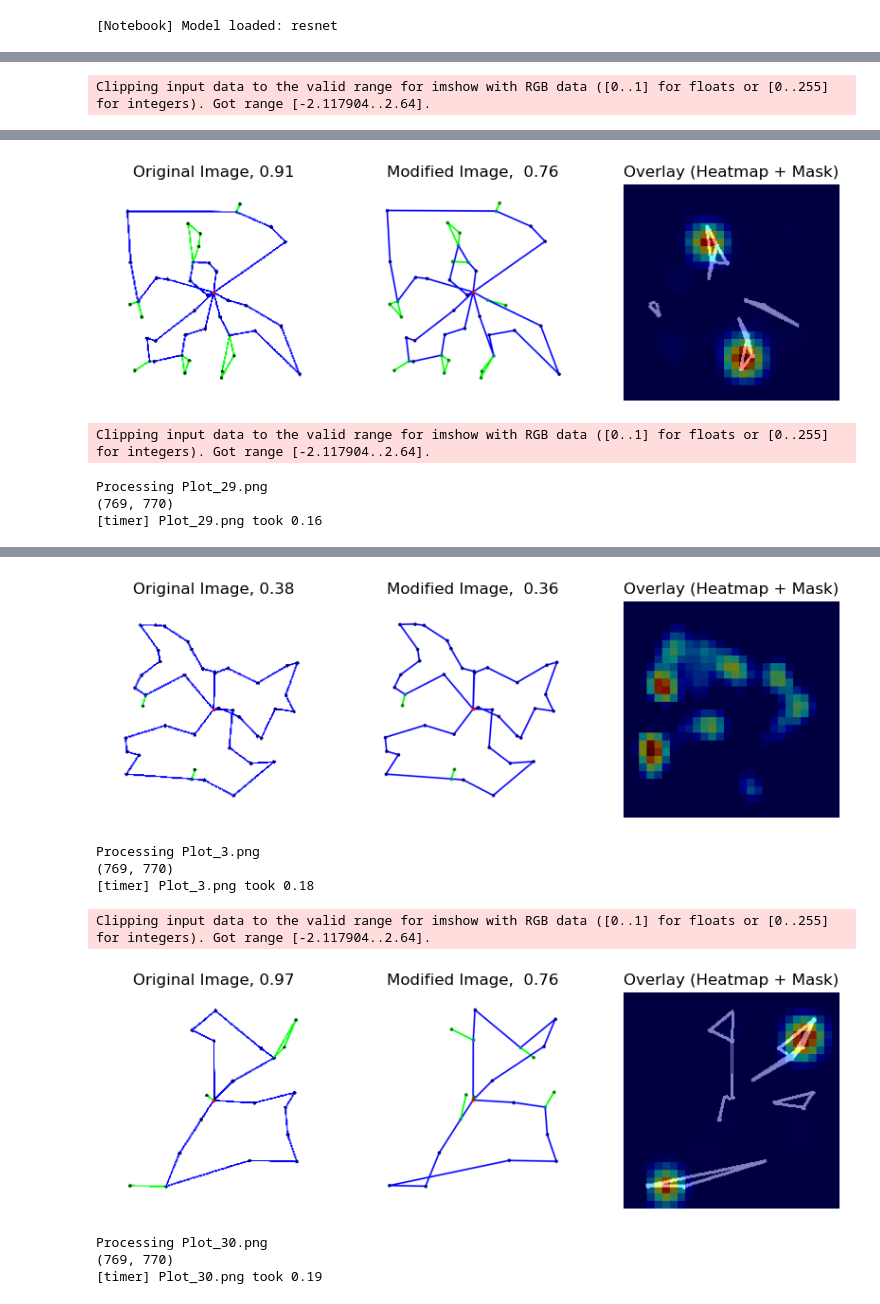
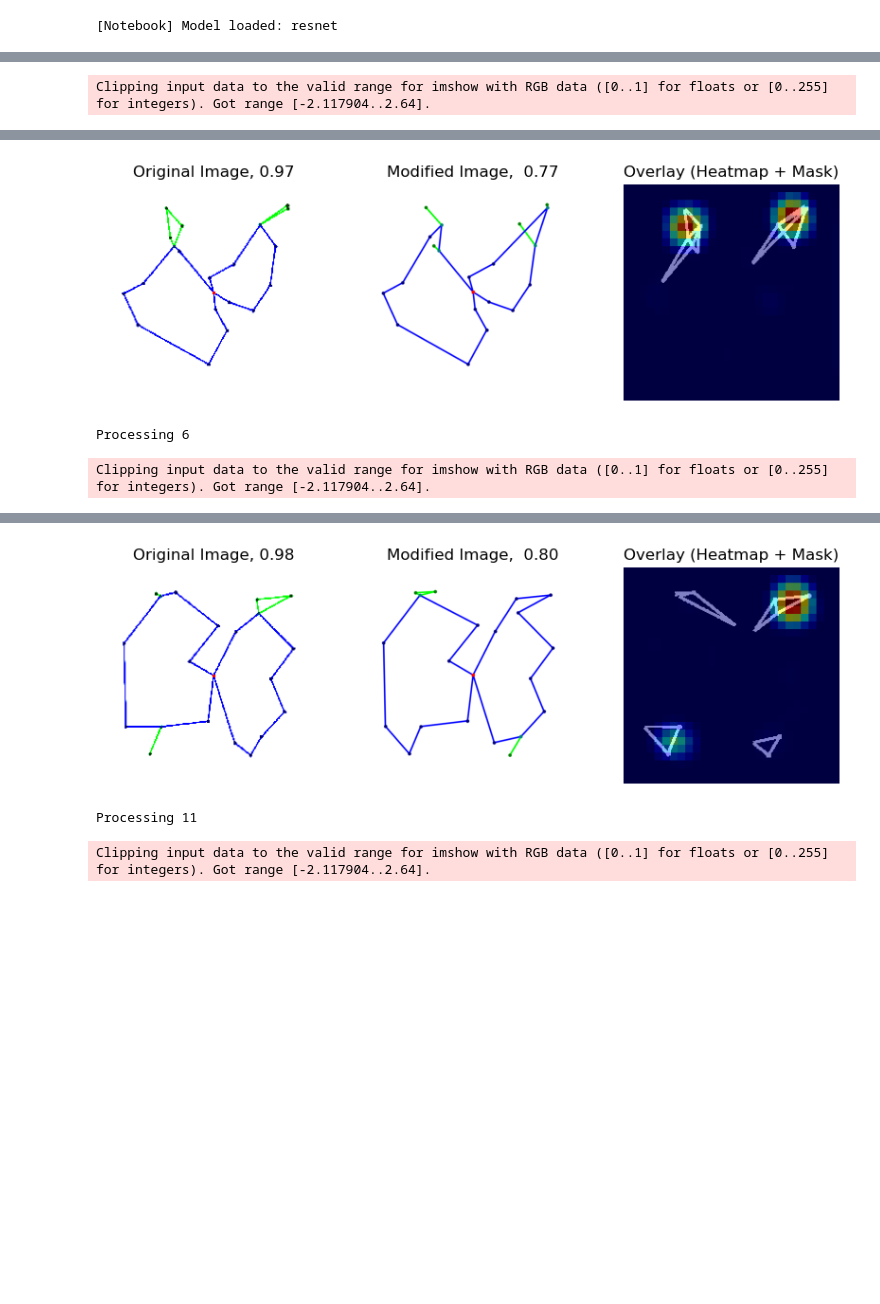
Before and after one commit to edouard-rabasse/VRP, a Jupyter notebook: visualize.ipynb, the cells around one changed output, grey strips where cells are left out. Cells and saved outputs as stored; diff of their text form; code cells hidden in the pictures; blank space fills up the shorter version.

```diff
--- a/visualize.ipynb
+++ b/visualize.ipynb
@@ -49,50 +53,50 @@ modified_dir = "data/plots/configuration7"
 # %% [output]
 [Notebook] Model loaded: resnet
 # %%
-for fname in image_files[20:25]:  # change to [0] or other slice to limit
-    print(f"\nProcessing {fname}")
-    start = time.perf_counter()
+for number in range(1,80,5):  # change to [0] or other slice to limit
 
-    # Load image and mask
-    original_image_path = os.path.join(image_dir, fname)
-    mask_path = os.path.join(mask_dir, fname)
-
-    mask = Image.open(mask_path).convert("L")  # Load mask as grayscale
-    t_mask = mask_transform()(mask).unsqueeze(0)  # Transform and add batch dimension
-    print(mask.size)
-
-    origi_img = Image.open(original_image_path).convert("RGB")
-    t_img = image_transform_test()(origi_img).unsqueeze(0)  # Transform and add batch dimension
-    t_img = t_img.to(device)  # Move to device
+    coord_path = f"MSH/MSH/instances/Coordinates_{number}.txt"
+    arc_path = f"MSH/MSH/results/configuration1/Arcs_{number}_1.txt"
+    modified_arcs_path = f"MSH/MSH/results/configuration7/Arcs_{number}_1.txt"
 
 
-    img = Image.open(original_image_path).convert("RGB")
+    print(f"\nProcessing {number}")
 
-    t_img = image_transform_test(cfg.image_size)(img).unsqueeze(0).to(device)
+    start = time.perf_counter()
+    original_array = generate_plot_from_files(
+        arcs_file=arc_path, coords_file=coord_path, bounds=(-1, 11, -1, 11)
+    )
+    original_img = Image.fromarray(original_array)
+    img_tensor = image_transform_test()(original_img)
+    img_tensor = img_tensor.unsqueeze(0).to(device)
+
+    modified_array = generate_plot_from_files(
+        arcs_file=modified_arcs_path, coords_file=coord_path, bounds=(-1, 11, -1, 11)
+    )
+    modified_img = Image.fromarray(modified_array)
+    modified_img_tensor = image_transform_test()(modified_img)
+    modified_img_tensor = modified_img_tensor.unsqueeze(0).to(device)
+
+    mask = get_mask(original_array, modified_array)
+    mask_img = Image.fromarray(mask)
+    t_mask = mask_transform()(mask_img).unsqueeze(0)  # Transform and add batch dimension
 
 
 
-    modified_image_path = os.path.join(modified_dir, fname)
-    modified_img = Image.open(modified_image_path).convert("RGB")
-
-    t_modified_img = image_transform_test(cfg.image_size)(modified_img).unsqueeze(0).to(device)
-
-
-
-    # Compute heatmap
-    heatmap = get_heatmap(cfg.heatmap.method, model, t_img, cfg.heatmap.args, device=device, percentile_for_thresh = 70)
-    prediction = model(t_img.to(device))
+    heatmap = get_heatmap(cfg.heatmap.method, model, img_tensor, cfg.heatmap.args, device=device, percentile_for_thresh = 70)
+    prediction = model(img_tensor.to(device))
     pred_probab = torch.sigmoid(prediction).squeeze().cpu()[1]
-    pred_probab_modif = torch.sigmoid(model(t_modified_img.to(device))).squeeze().cpu()[0]
+    print(torch.sigmoid(prediction).squeeze().cpu())
+    pred_probab_modif = 1-torch.sigmoid(model(modified_img_tensor.to(device))).squeeze().cpu()[1]
 
     # Overlay image
     overlay = show_mask_on_image(t_mask, heatmap, alpha=0.5, interpolation=cv2.INTER_NEAREST)
 
     # Compute loss
     loss = compute_bce_with_logits_mask(heatmap, t_mask)
-    print(f"[timer] {fname} took {time.perf_counter() - start:.2f}")
+    print(f"[timer] {number} took {time.perf_counter() - start:.2f}")
     fig, axs = plt.subplots(1, 3, figsize=(10, 6))
-    axs[0].imshow(t_img.squeeze(0).permute(1, 2, 0).cpu().numpy())
+    axs[0].imshow(img_tensor.squeeze(0).permute(1, 2, 0).cpu().numpy())
     axs[0].set_title("Original Image, {:.2f}".format(pred_probab.item()))
     axs[1].imshow(modified_img)
     axs[1].set_title("Modified Image,  {:.2f}".format(pred_probab_modif.item()))
@@ -111,5 +115,3 @@ Clipping input data to the valid range for imshow with RGB data ([0..1] for floa
-[figure, old version]
+[figure, new version]
-Clipping input data to the valid range for imshow with RGB data ([0..1] for floats or [0..255] for integers). Got range [-2.117904..2.64].
+Processing 6
-Processing Plot_29.png
-(769, 770)
-[timer] Plot_29.png took 0.16
+Clipping input data to the valid range for imshow with RGB data ([0..1] for floats or [0..255] for integers). Got range [-2.117904..2.64].
@@ -116,9 +120,3 @@ Processing Plot_29.png
-[figure, old version]
+[figure, new version]
-Processing Plot_3.png
-(769, 770)
-[timer] Plot_3.png took 0.18
-Clipping input data to the valid range for imshow with RGB data ([0..1] for floats or [0..255] for integers). Got range [-2.117904..2.64].
+Processing 11
-[figure, old version]
-Processing Plot_30.png
-(769, 770)
-[timer] Plot_30.png took 0.19
+Clipping input data to the valid range for imshow with RGB data ([0..1] for floats or [0..255] for integers). Got range [-2.117904..2.64].
```
Also changed, not shown: parts of 3 cells of this notebook.
